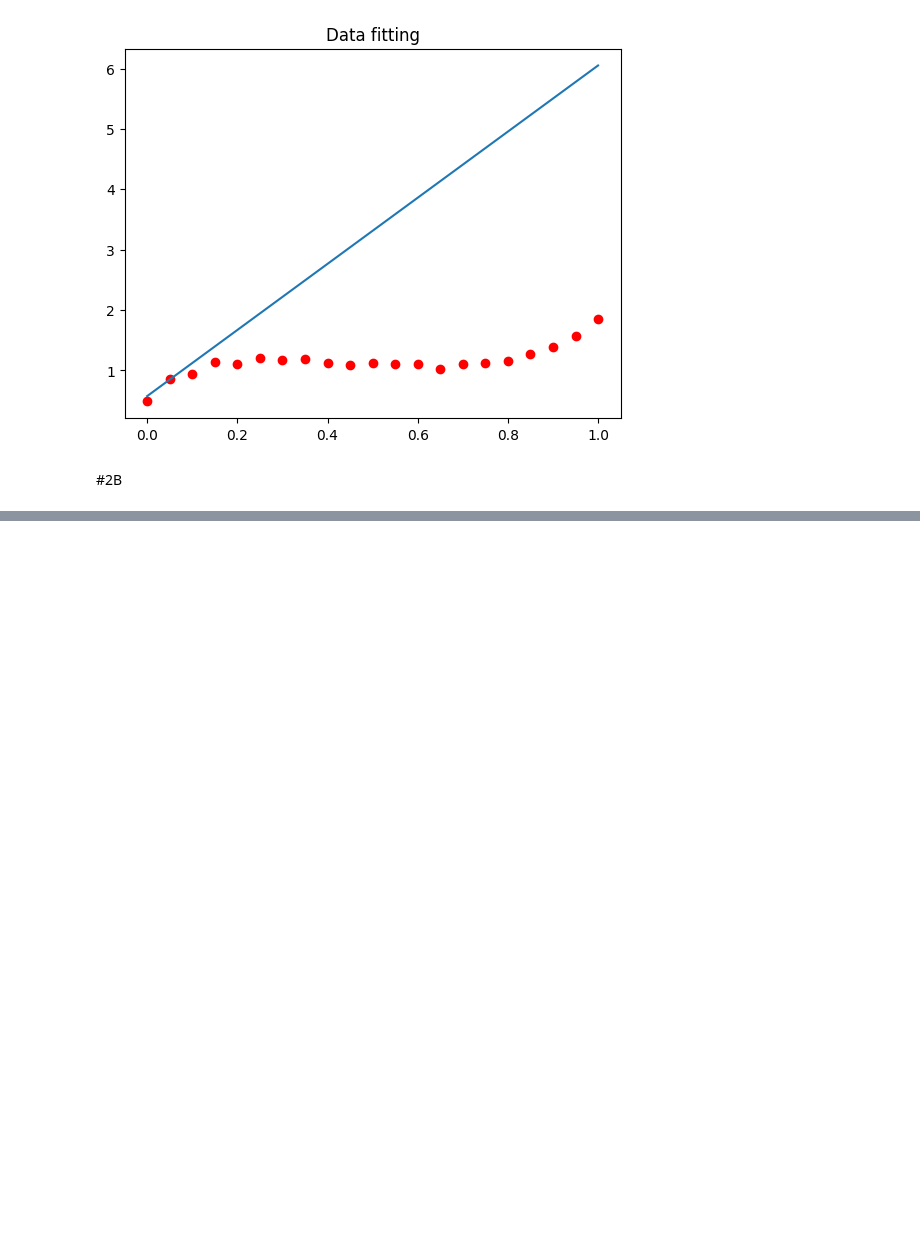
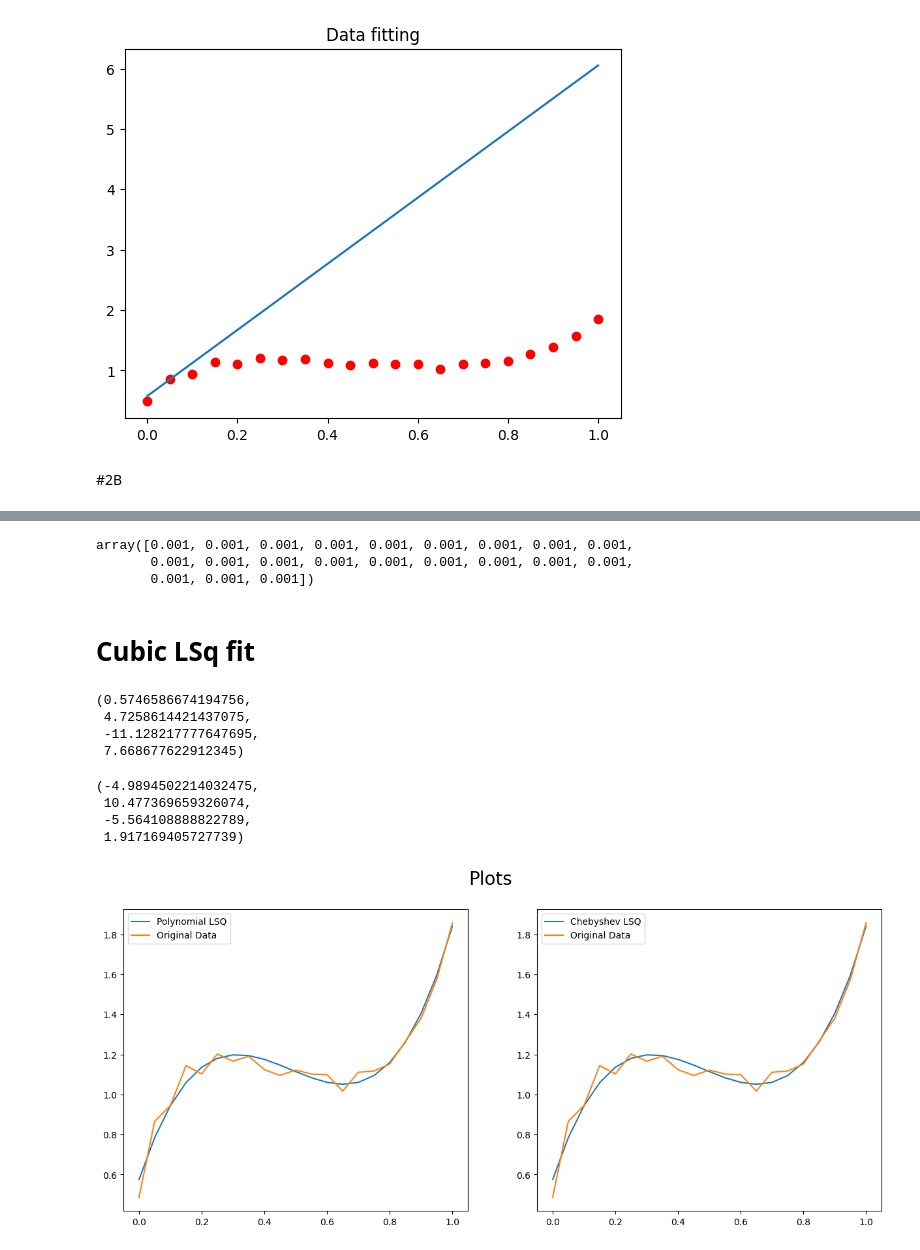
Before and after one commit to abhich2507/Numerical_Python, a Jupyter notebook: Assn3_P452_1911007.ipynb, the cells around one changed output, grey strips where cells are left out. Saved outputs shown, nothing was run; the diff lists cells and outputs as text; code cells hidden in the pictures; blank space fills up the shorter version.

```diff
--- a/Assn3_P452_1911007.ipynb
+++ b/Assn3_P452_1911007.ipynb
@@ -163,0 +143,7 @@ LinAlgError: Singular matrix
+# %%
+yerr = np.tile([0.001], x.shape[0])
+yerr
+# %% [output]
+array([0.001, 0.001, 0.001, 0.001, 0.001, 0.001, 0.001, 0.001, 0.001,
+       0.001, 0.001, 0.001, 0.001, 0.001, 0.001, 0.001, 0.001, 0.001,
+       0.001, 0.001, 0.001])
@@ -163,0 +194,42 @@ LinAlgError: Singular matrix
+# %% [markdown]
+# Cubic LSq fit
+# %%
+
+_, (a0, a1, a2, a3), _ = polyfit(x, y, yerr, n=3)
+polytuple = (a0, a1, a2, a3)
+polytuple
+# %% [output]
+(0.5746586674194756,
+ 4.7258614421437075,
+ -11.128217777647695,
+ 7.668677622912345)
+# %%
+# Cheby LSq fit
+_, (a0, a1, a2, a3), _ = polyfit(x, y, yerr, n=3, basis="cheby")
+chebytuple = (a0, a1, a2, a3)
+chebytuple
+# %% [output]
+(-4.9894502214032475,
+ 10.477369659326074,
+ -5.564108888822789,
+ 1.917169405727739)
+# %%
+def func(x, a0, a1, a2, a3, basis="poly"):
+    if basis == "cheby":
+        ch = cheby
+        return a0 * ch(0, x) + a1 * ch(1, x) + a2 * ch(2, x) + a3 * ch(3, x)
+
+    return a0 + a1 * x + a2 * x ** 2 + a3 * x ** 3
+# %%
+fig, axs = plt.subplots(1, 2, figsize=(15,6))
+fig.suptitle("Plots", fontsize=20)
+axs[0].plot(x, func(x, *polytuple), label="Polynomial LSQ")
+axs[0].plot(x, y, label="Original Data")
+axs[1].plot(x, func(x, *chebytuple, basis="cheby"), label="Chebyshev LSQ")
+axs[1].plot(x, y, label="Original Data")
+
+axs[0].legend()
+axs[1].legend()
+plt.show()
+# %% [output]
+[figure, added]
```
Also changed, not shown: parts of 4 cells of this notebook.
